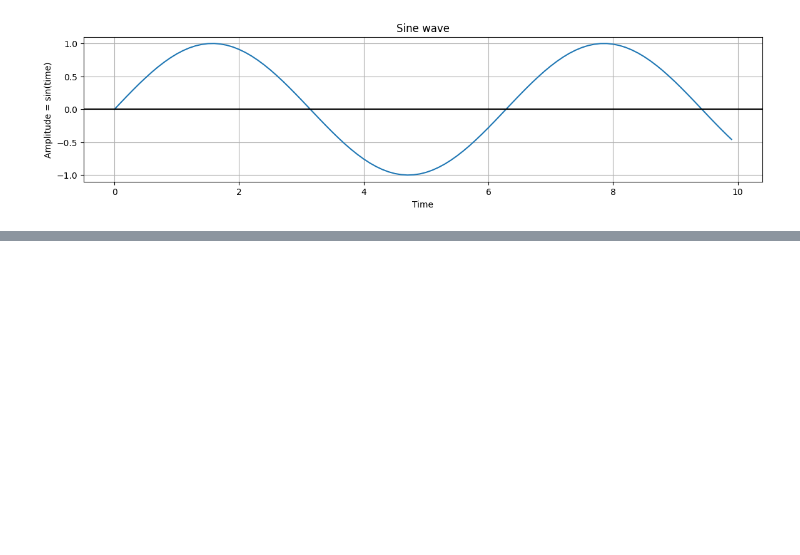
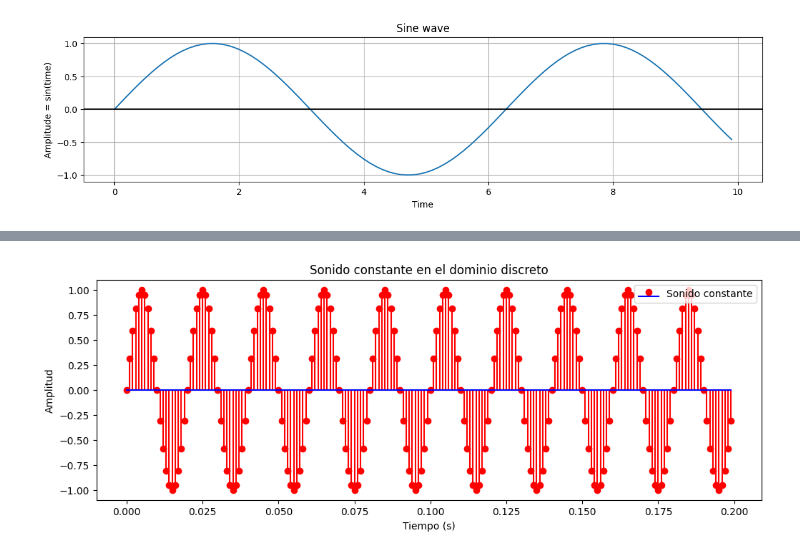
Before and after one commit to Leon7reynosa/Active-noise-cancellation-simulation, a Jupyter notebook: ANC-Simulation.ipynb, the cells around one changed output, grey strips where cells are left out. Drawn from its saved outputs; the diff is of its cells as text; code cells hidden in the pictures; blank space fills up the shorter version.

```diff
--- a/ANC-Simulation.ipynb
+++ b/ANC-Simulation.ipynb
@@ -107,0 +264,27 @@ plot.show()
+# %%
+import numpy as np
+import matplotlib.pyplot as plt
+
+# Configuración de la simulación
+fs = 1000  # Frecuencia de muestreo en Hz
+duration = 5  # Duración en segundos
+t_discreto = np.arange(0, 0.2, 1/fs)  # Vector de tiempo discreto
+
+# Parámetros del sonido constante
+frecuencia = 50  # Frecuencia del sonido en Hz
+amplitud = 1  # Amplitud del sonido
+fase = 0  # Fase del sonido
+
+# Generar sonido constante
+sonido_constante = amplitud * np.sin(2 * np.pi * frecuencia * t_discreto + fase)
+
+# Visualizar el sonido constante en el dominio discreto
+plt.figure(figsize=(12, 4))
+plt.stem(t_discreto, sonido_constante, label='Sonido constante', basefmt="b-", linefmt="r-", markerfmt="ro")
+plt.title('Sonido constante en el dominio discreto')
+plt.xlabel('Tiempo (s)')
+plt.ylabel('Amplitud')
+plt.legend()
+plt.show()
+# %% [output]
+[figure, added]
```
Also changed, not shown: parts of 8 cells of this notebook, 1 other file.
